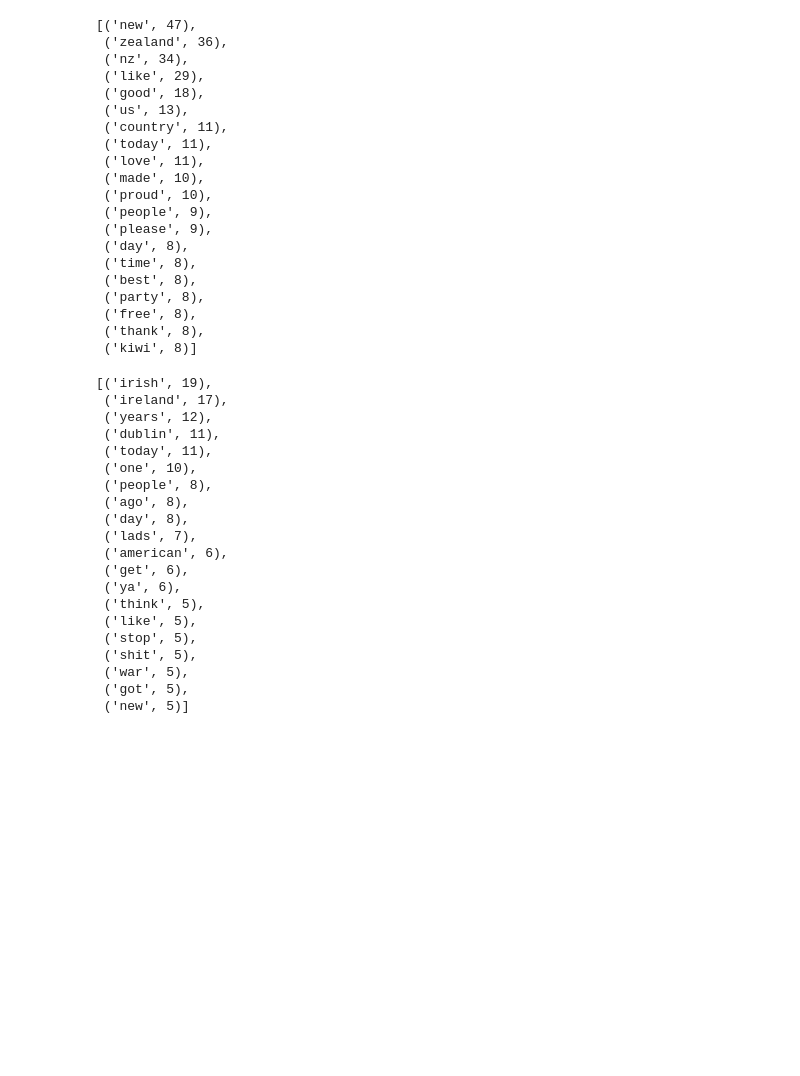
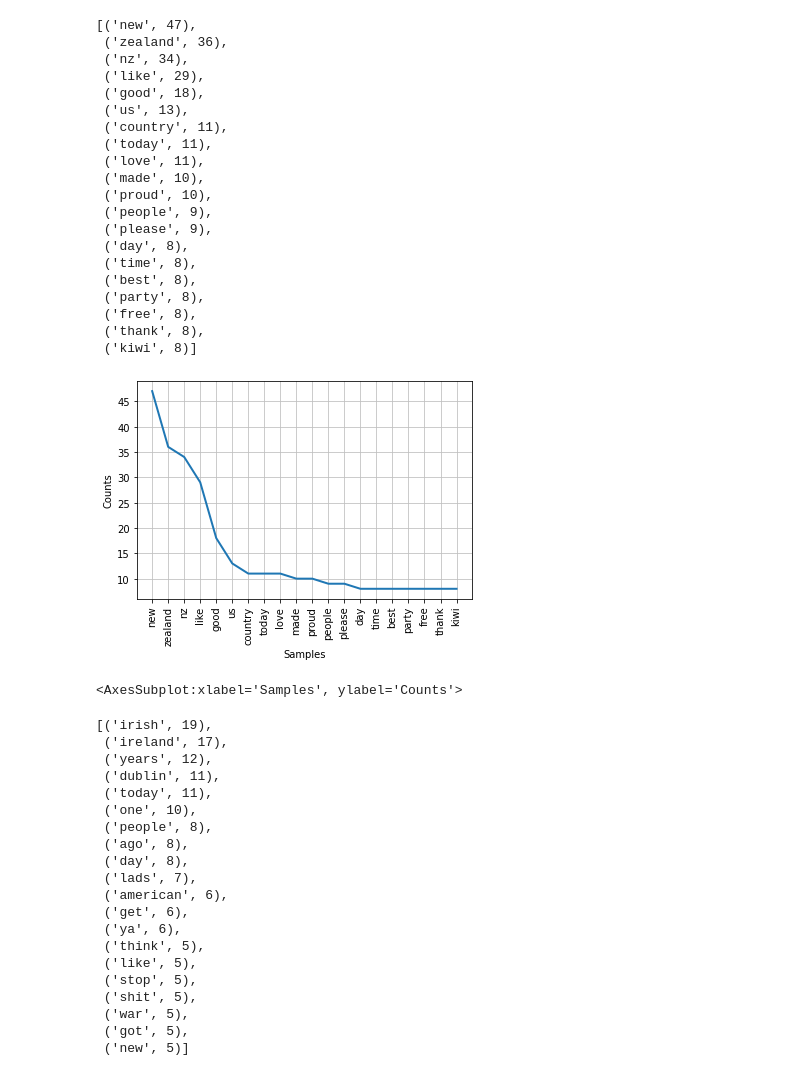
Before and after one commit to Gus1616/investigation_of_language_styles_reddit, a Jupyter notebook: 17350796_reddit_assignment_notebook.ipynb, the cells around one changed output. Saved outputs shown, nothing was run; the diff lists cells and outputs as text; code cells hidden in the pictures; blank space fills up the shorter version.

```diff
--- a/17350796_reddit_assignment_notebook.ipynb
+++ b/17350796_reddit_assignment_notebook.ipynb
@@ -721,6 +728,11 @@ pos_freq_nz.most_common(20)
  ('free', 8),
  ('thank', 8),
  ('kiwi', 8)]
+# %%
+pos_freq_nz.plot(20)
+# %% [output]
+[figure, added]
+<AxesSubplot:xlabel='Samples', ylabel='Counts'>
 # %%
 neg_lines_ire = list(df_top_ireland[df_top_ireland.label == -1].headline)
 
```
Also changed, not shown: parts of 5 cells of this notebook.
